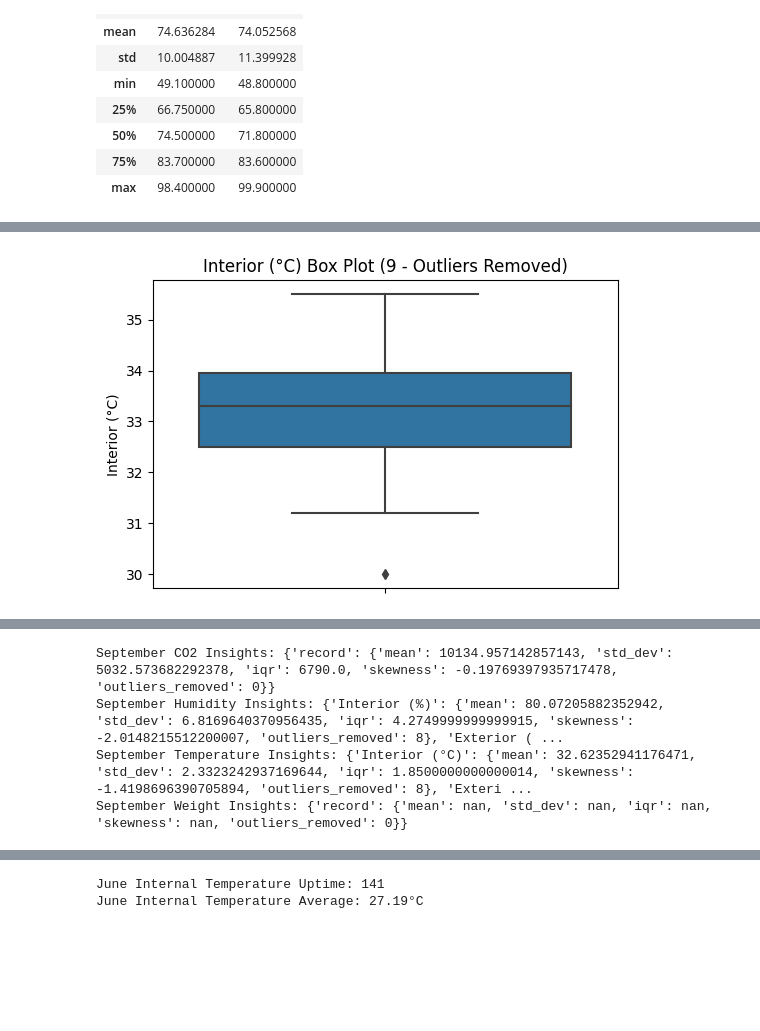
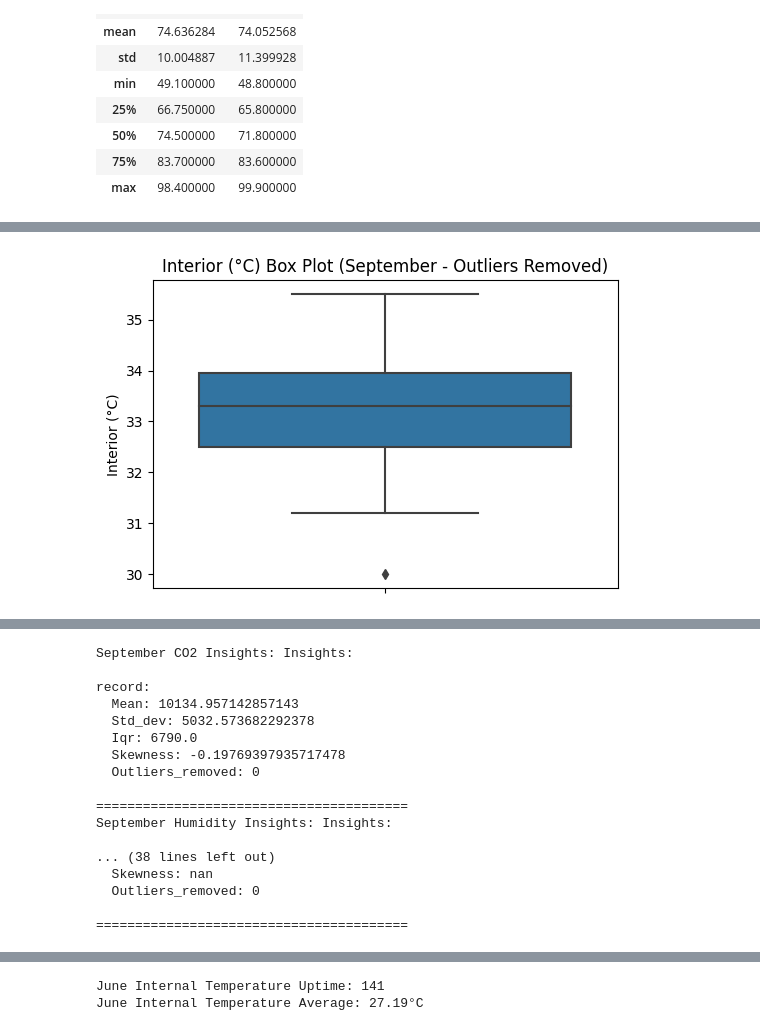
Before and after one commit to GeorgeLukaanya/GeorgeCode, a Jupyter notebook: adamnea-monthly-insights.ipynb, the cells around one changed output, grey strips where cells are left out. Cells and saved outputs as stored; diff of their text form; code cells hidden in the pictures; blank space fills up the shorter version.

Commit message:
Kaggle Notebook | Adamnea_Monthly_Insights | Version4

```diff
--- a/adamnea-monthly-insights.ipynb
+++ b/adamnea-monthly-insights.ipynb
@@ -231,6 +231,12 @@ humidity.describe()
 | 75% | 83.700000 | 83.600000 |
 | max | 98.400000 | 99.900000 |
 # %%
+# Import the calendar module to get month names
+
+import calendar
+
+
+
 # Cell 1: Define the monthly_analysis function
 
 def monthly_analysis(df, month, columns):
@@ -256,6 +262,12 @@ def monthly_analysis(df, month, columns):
     - insights: Dictionary containing mean, standard deviation, IQR, skewness, and outliers count.
 
     """
+
+    # Convert month number to month name
+
+    month_name = calendar.month_name[month]
+
+
 
     # Filter data for the specified month
 
@@ -313,7 +325,7 @@ def monthly_analysis(df, month, columns):
 
         sns.boxplot(data=monthly_data_no_outliers, y=col)
 
-        plt.title(f'{col} Box Plot ({month} - Outliers Removed)')
+        plt.title(f'{col} Box Plot ({month_name} - Outliers Removed)')
 
         plt.ylabel(col)
 
@@ -326,4 +338,22 @@ def monthly_analysis(df, month, columns):
 
 
     return insights
+
+
+
+# Function to display insights in a readable format
+
+def display_insights(month_name, insights):
+
+    print(f"{month_name} Insights:")
+
+    for category, metrics in insights.items():
+
+        print(f"\n{category}:")
+
+        for metric, value in metrics.items():
+
+            print(f"  {metric.capitalize()}: {value}")
+
+    print("\n" + "="*40)
 # %%
@@ -506,11 +601,11 @@ weight_insights_september = monthly_analysis(weights, 9, ['record'])
 
 # Displaying April insights
 
-print("September CO2 Insights:", co2_insights_september)
+display_insights("September CO2 Insights:", co2_insights_september)
 
-print("September Humidity Insights:", humidity_insights_september)
+display_insights("September Humidity Insights:", humidity_insights_september)
 
-print("September Temperature Insights:", temperature_insights_september)
+display_insights("September Temperature Insights:", temperature_insights_september)
 
-print("September Weight Insights:", weight_insights_september)
+display_insights("September Weight Insights:", weight_insights_september)
 # %% [output]
@@ -520 +615 @@ print("September Weight Insights:", weight_insights_september)
-[figure, old version]
+[figure, new version]
@@ -523,7 +618,20 @@ print("September Weight Insights:", weight_insights_september)
-September CO2 Insights: {'record': {'mean': 10134.957142857143, 'std_dev': 5032.573682292378, 'iqr': 6790.0, 'skewness': -0.19769397935717478, 'outliers_removed': 0}}
-September Humidity Insights: {'Interior (%)': {'mean': 80.07205882352942, 'std_dev': 6.8169640370956435, 'iqr': 4.2749999999999915, 'skewness': -2.0148215512200007, 'outliers_removed': 8}, 'Exterior ( ...
-September Temperature Insights: {'Interior (°C)': {'mean': 32.62352941176471, 'std_dev': 2.3323242937169644, 'iqr': 1.8500000000000014, 'skewness': -1.4198696390705894, 'outliers_removed': 8}, 'Exteri ...
-September Weight Insights: {'record': {'mean': nan, 'std_dev': nan, 'iqr': nan, 'skewness': nan, 'outliers_removed': 0}}
+September CO2 Insights: Insights:
+
+record:
+  Mean: 10134.957142857143
+  Std_dev: 5032.573682292378
+  Iqr: 6790.0
+  Skewness: -0.19769397935717478
+  Outliers_removed: 0
+
+========================================
+September Humidity Insights: Insights:
+
+... (38 lines left out)
+  Skewness: nan
+  Outliers_removed: 0
+
+========================================
 # %%
 #Implement the analysis for October (month=10) on each dataset
 
```
Also changed, not shown: parts of 8 cells of this notebook.
